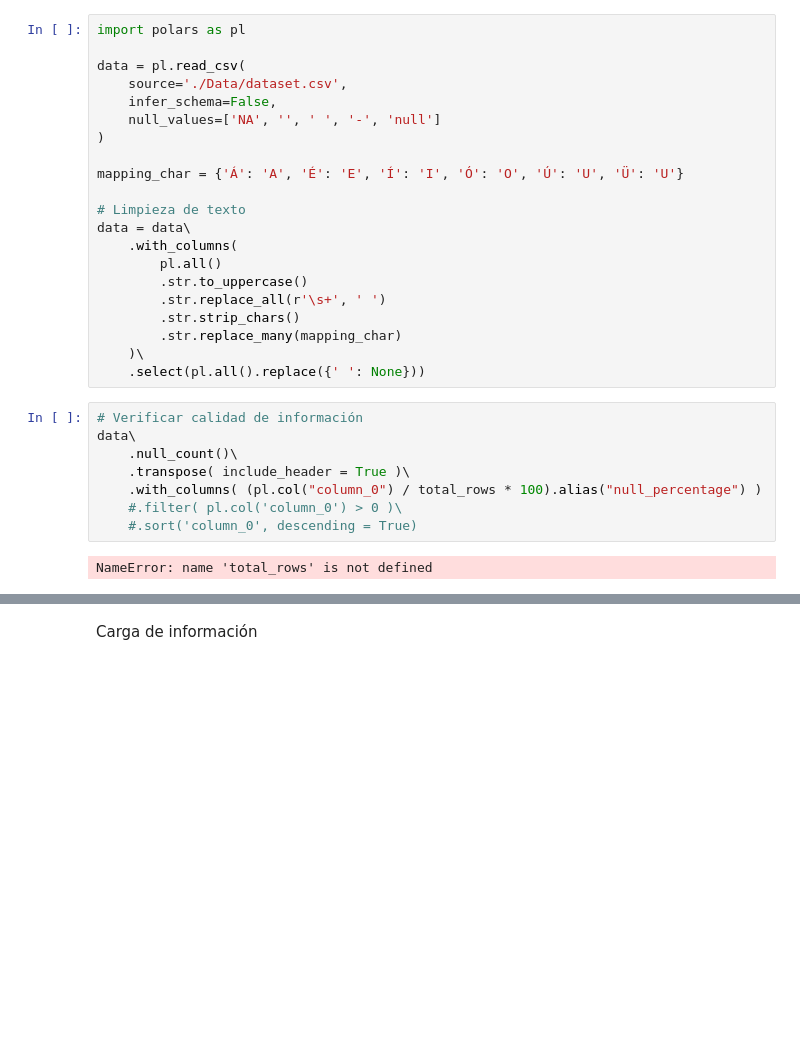
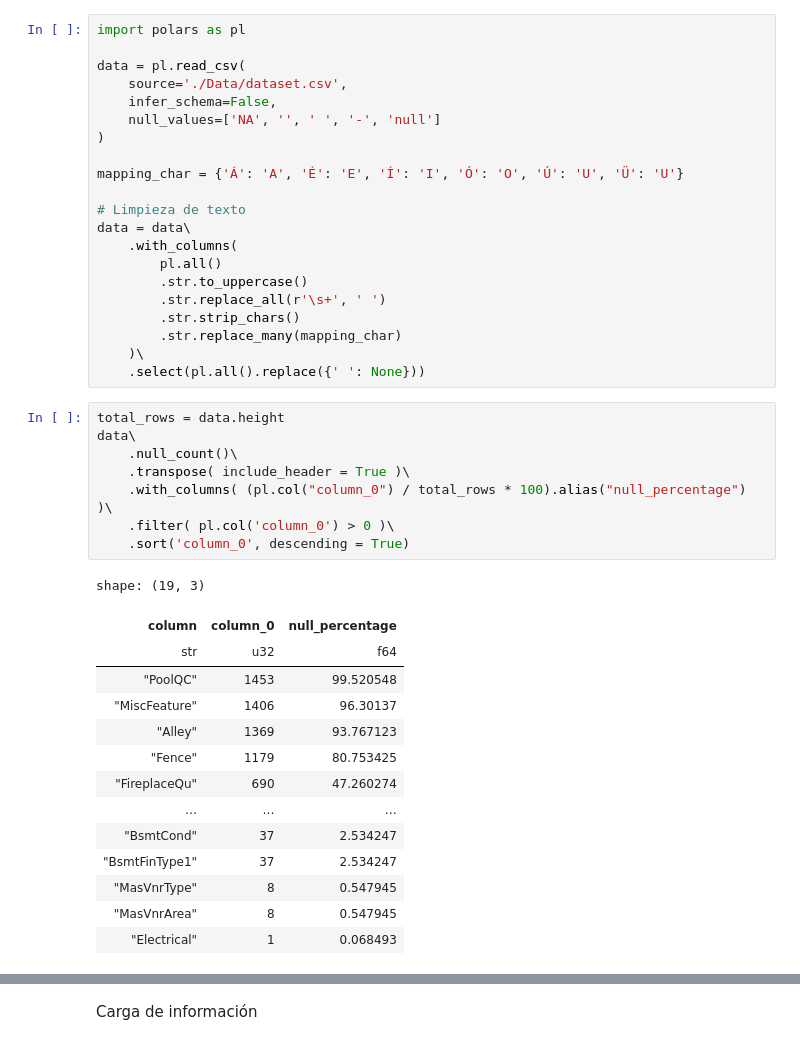
Before and after one commit to Grupo-A-Regression-and-Regularization/proyecto-1-regresion-avanzada, a Jupyter notebook: Proyecto - Regresión avanzada.ipynb, the cells around one changed output, grey strips where cells are left out. Saved outputs shown, nothing was run; the diff lists cells and outputs as text; blank space fills up the shorter version.

```diff
--- a/Proyecto - Regresión avanzada.ipynb
+++ b/Proyecto - Regresión avanzada.ipynb
@@ -130,15 +130,28 @@ data = data\
     )\
     .select(pl.all().replace({' ': None}))
 # %%
-# Verificar calidad de información
+total_rows = data.height
 data\
     .null_count()\
     .transpose( include_header = True )\
-    .with_columns( (pl.col("column_0") / total_rows * 100).alias("null_percentage") )
-    #.filter( pl.col('column_0') > 0 )\
-    #.sort('column_0', descending = True)
+    .with_columns( (pl.col("column_0") / total_rows * 100).alias("null_percentage") )\
+    .filter( pl.col('column_0') > 0 )\
+    .sort('column_0', descending = True)
 # %% [output]
-NameError: name 'total_rows' is not defined
+shape: (19, 3)
+| column | column_0 | null_percentage |
+| str | u32 | f64 |
+| "PoolQC" | 1453 | 99.520548 |
+| "MiscFeature" | 1406 | 96.30137 |
+| "Alley" | 1369 | 93.767123 |
+| "Fence" | 1179 | 80.753425 |
+| "FireplaceQu" | 690 | 47.260274 |
+| … | … | … |
+| "BsmtCond" | 37 | 2.534247 |
+| "BsmtFinType1" | 37 | 2.534247 |
+| "MasVnrType" | 8 | 0.547945 |
+| "MasVnrArea" | 8 | 0.547945 |
+| "Electrical" | 1 | 0.068493 |
 # %%
 # Exportar archivo mejorado
 #data.write_parquet( file = './Data/data.parquet', compression = 'lz4' )
```
Also changed, not shown: parts of 1 cell of this notebook.
